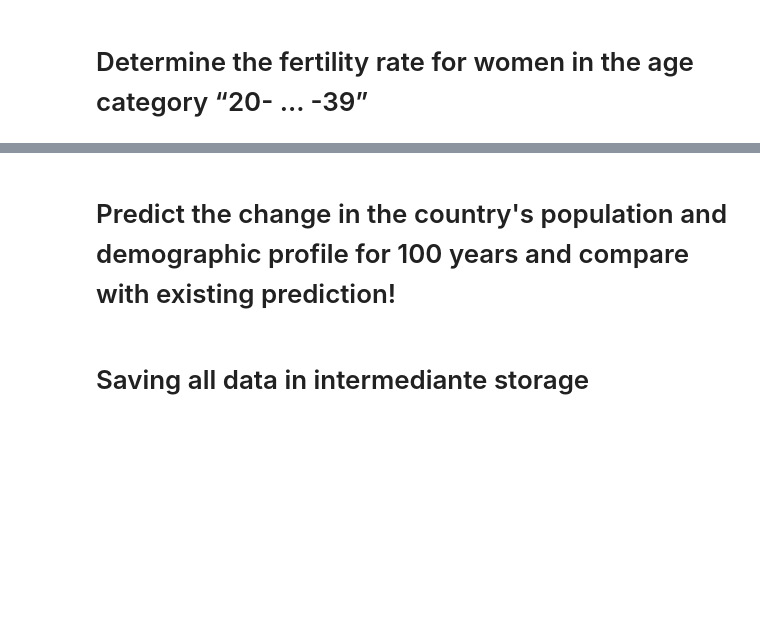
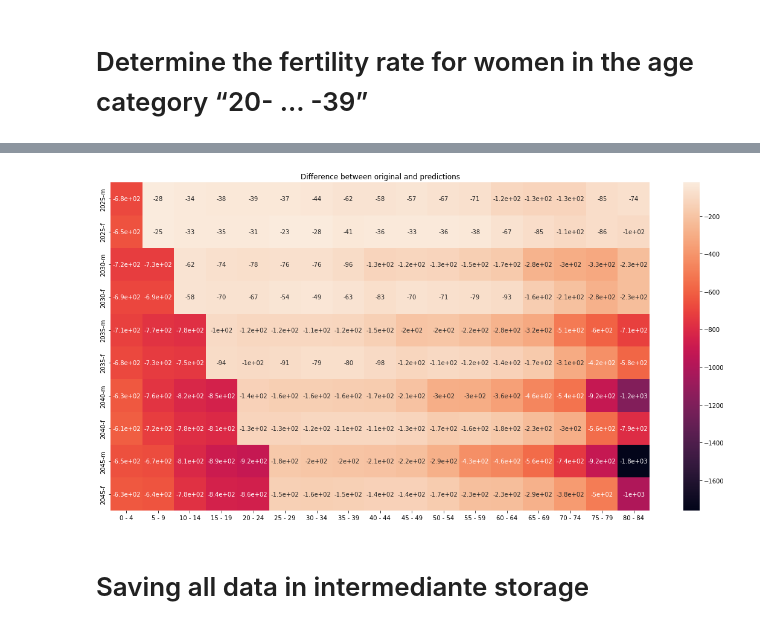
Before and after one commit to bogya345/DiscModel_labs, a Jupyter notebook: lab1.ipynb, the cells around one changed output, grey strips where cells are left out. Saved outputs shown, nothing was run; the diff lists cells and outputs as text; code cells hidden in the pictures; blank space fills up the shorter version.

```diff
--- a/lab1.ipynb
+++ b/lab1.ipynb
@@ -259,0 +374,3 @@ r2
+# %%
+prev_m = dmal[ dmal.Reference_date==2020 ]
+prev_m
@@ -259,0 +380,3 @@ r2
+# %%
+prev_f = dfem[ dfem.Reference_date==2020 ]
+prev_f
@@ -259,0 +425,16 @@ r2
+# %%
+pred_years = stor.Reference_date.unique().tolist()
+print(pred_years)
+
+compare = pd.DataFrame([], columns=cols_ext_period)
+for pred_year in pred_years:
+    # compare = abs(d[ (d.Sex=='m') & (d.Reference_date==2025) ][cols_period].iloc[0] - stor[ (stor.Sex=='m') & (stor.Reference_date==2025) ][cols_period].iloc[0])
+    comparem = d[ (d.Sex=='m') & (d.Reference_date==pred_year) ][cols_period].iloc[0] - stor[ (stor.Sex=='m') & (stor.Reference_date==pred_year) ][cols_period].iloc[0]
+    comparef = d[ (d.Sex=='f') & (d.Reference_date==pred_year) ][cols_period].iloc[0] - stor[ (stor.Sex=='f') & (stor.Reference_date==pred_year) ][cols_period].iloc[0]
+
+    compare = compare.append(pd.DataFrame([[int(pred_year), 'm', *comparem.values.tolist()]], columns=cols_ext_period))
+    compare = compare.append(pd.DataFrame([[int(pred_year), 'f', *comparef.values.tolist()]], columns=cols_ext_period))
+
+    continue
+
+compare
@@ -260,2 +456,5 @@ r2
+# %%
+inds = [f"{year}-{sex}" for year, sex in compare[['Reference_date', 'Sex']].values.tolist()]
+compare_heat = pd.DataFrame(compare[cols_period].set_index([inds]), columns=cols_period)
 # %%
 import matplotlib.pyplot as plt
@@ -287,5 +461,10 @@ r3
-# %% [markdown]
-# Predict the change in the country's population and demographic profile for 100 years and compare with existing prediction!
+# %%
+plt.figure(1, figsize=(20,10))
+heat = sns.heatmap(compare_heat, annot=True)
+plt.title('Difference between original and predictions')
+plt.show()
+# %% [output]
+[figure, added]
 # %% [markdown]
 # Saving all data in intermediante storage
 # %%
```
Also changed, not shown: parts of 49 cells of this notebook, 3 other files.
